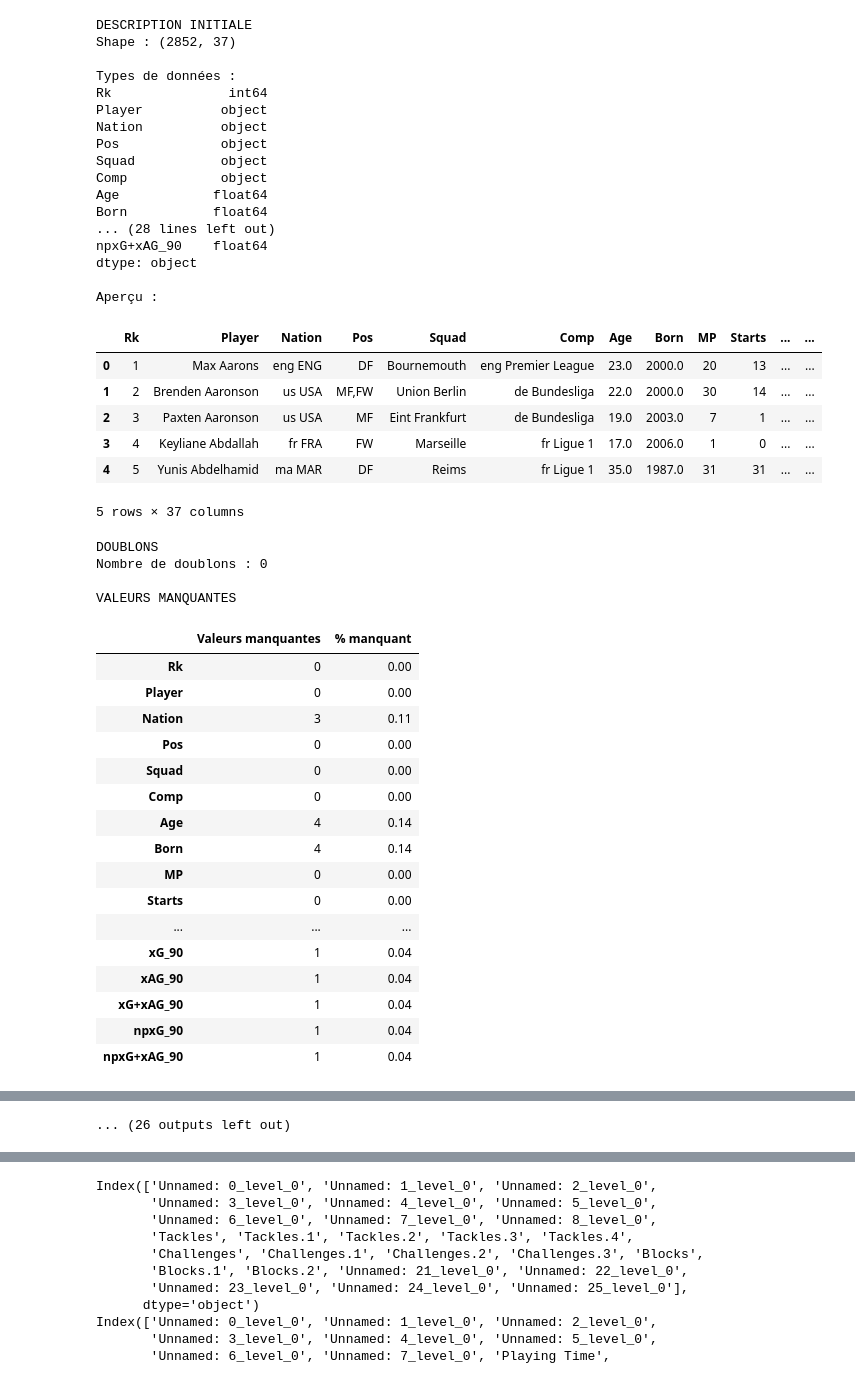
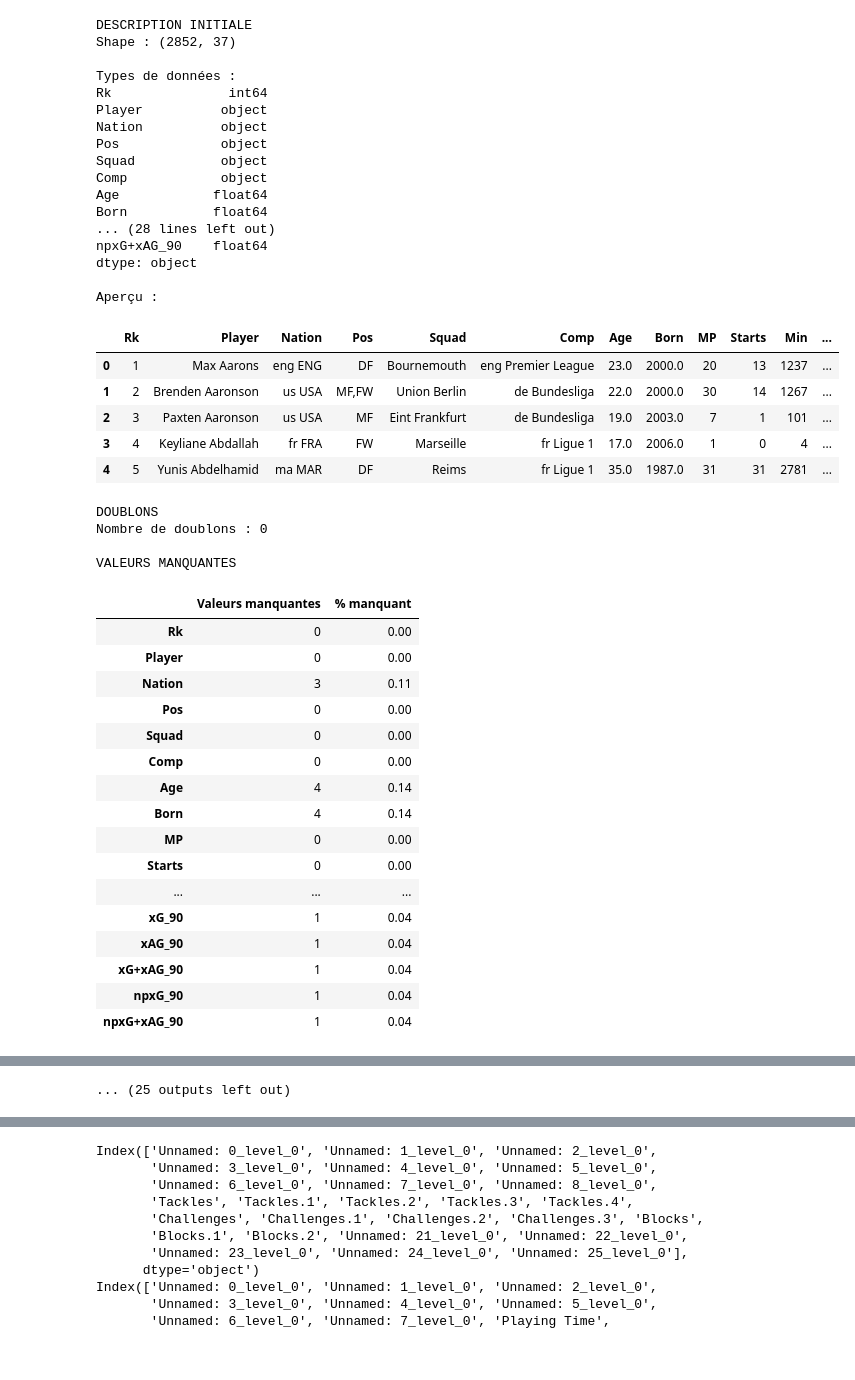
Before and after one commit to B3ANQ/SoccerStats, a Jupyter notebook: analyse.ipynb, the cells around one changed output, grey strips where cells are left out. Saved outputs shown, nothing was run; the diff lists cells and outputs as text; code cells hidden in the pictures.

```diff
--- a/analyse.ipynb
+++ b/analyse.ipynb
@@ -7,7 +7,7 @@ import seaborn as sns
 
 %matplotlib inline
 
-df = pd.read_csv("top5-players.csv")
+df = pd.read_csv("datas/top5-players.csv")
 
 print("DESCRIPTION INITIALE")
 print("Shape :", df.shape)
@@ -36,44 +36,43 @@ for col in numerical_cols:
     plt.ylabel('Fréquence')
     plt.show()
 
 
 for col in numerical_cols:
     moyenne = np.mean(df[col])
     med = np.median(df[col])
     ecart_type = np.std(df[col])
     print(f"\nStatistiques pour {col}:")
     print(f"  Moyenne : {moyenne:.2f}")
     print(f"  Médiane : {med:.2f}")
     print(f"  Écart-type : {ecart_type:.2f}")
 # %% [output]
 DESCRIPTION INITIALE
 Shape : (2852, 37)
 
 Types de données :
 Rk               int64
 Player          object
 Nation          object
 Pos             object
 Squad           object
 Comp            object
 Age            float64
 Born           float64
 ... (28 lines left out)
 npxG+xAG_90    float64
 dtype: object
 
 Aperçu :
-|  | Rk | Player | Nation | Pos | Squad | Comp | Age | Born | MP | Starts | ... | ... |
-| 0 | 1 | Max Aarons | eng ENG | DF | Bournemouth | eng Premier League | 23.0 | 2000.0 | 20 | 13 | ... | ... |
-| 1 | 2 | Brenden Aaronson | us USA | MF,FW | Union Berlin | de Bundesliga | 22.0 | 2000.0 | 30 | 14 | ... | ... |
-| 2 | 3 | Paxten Aaronson | us USA | MF | Eint Frankfurt | de Bundesliga | 19.0 | 2003.0 | 7 | 1 | ... | ... |
-| 3 | 4 | Keyliane Abdallah | fr FRA | FW | Marseille | fr Ligue 1 | 17.0 | 2006.0 | 1 | 0 | ... | ... |
-| 4 | 5 | Yunis Abdelhamid | ma MAR | DF | Reims | fr Ligue 1 | 35.0 | 1987.0 | 31 | 31 | ... | ... |
+|  | Rk | Player | Nation | Pos | Squad | Comp | Age | Born | MP | Starts | Min | ... |
+| 0 | 1 | Max Aarons | eng ENG | DF | Bournemouth | eng Premier League | 23.0 | 2000.0 | 20 | 13 | 1237 | ... |
+| 1 | 2 | Brenden Aaronson | us USA | MF,FW | Union Berlin | de Bundesliga | 22.0 | 2000.0 | 30 | 14 | 1267 | ... |
+| 2 | 3 | Paxten Aaronson | us USA | MF | Eint Frankfurt | de Bundesliga | 19.0 | 2003.0 | 7 | 1 | 101 | ... |
+| 3 | 4 | Keyliane Abdallah | fr FRA | FW | Marseille | fr Ligue 1 | 17.0 | 2006.0 | 1 | 0 | 4 | ... |
+| 4 | 5 | Yunis Abdelhamid | ma MAR | DF | Reims | fr Ligue 1 | 35.0 | 1987.0 | 31 | 31 | 2781 | ... |
-5 rows × 37 columns
+DOUBLONS
+Nombre de doublons : 0
+
+VALEURS MANQUANTES
-DOUBLONS
-Nombre de doublons : 0
-
-VALEURS MANQUANTES
 |  | Valeurs manquantes | % manquant |
 | Rk | 0 | 0.00 |
 | Player | 0 | 0.00 |
@@ -98,4 +97,3 @@ VALEURS MANQUANTES
 [figure]
 [figure]
 [figure]
-... (26 outputs left out)
@@ -101,0 +101 @@ VALEURS MANQUANTES
+... (25 outputs left out)
```
Also changed, not shown: parts of 2 cells of this notebook.
